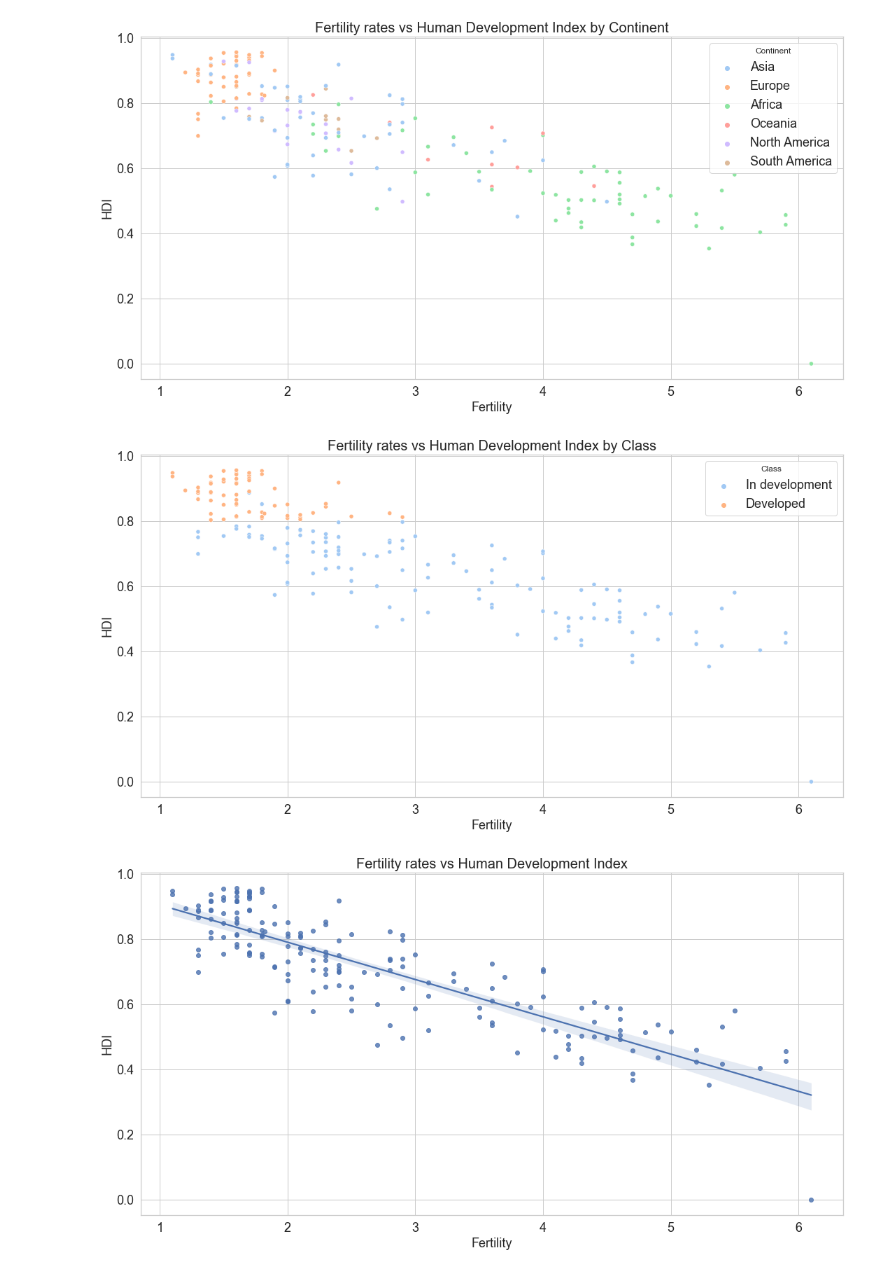
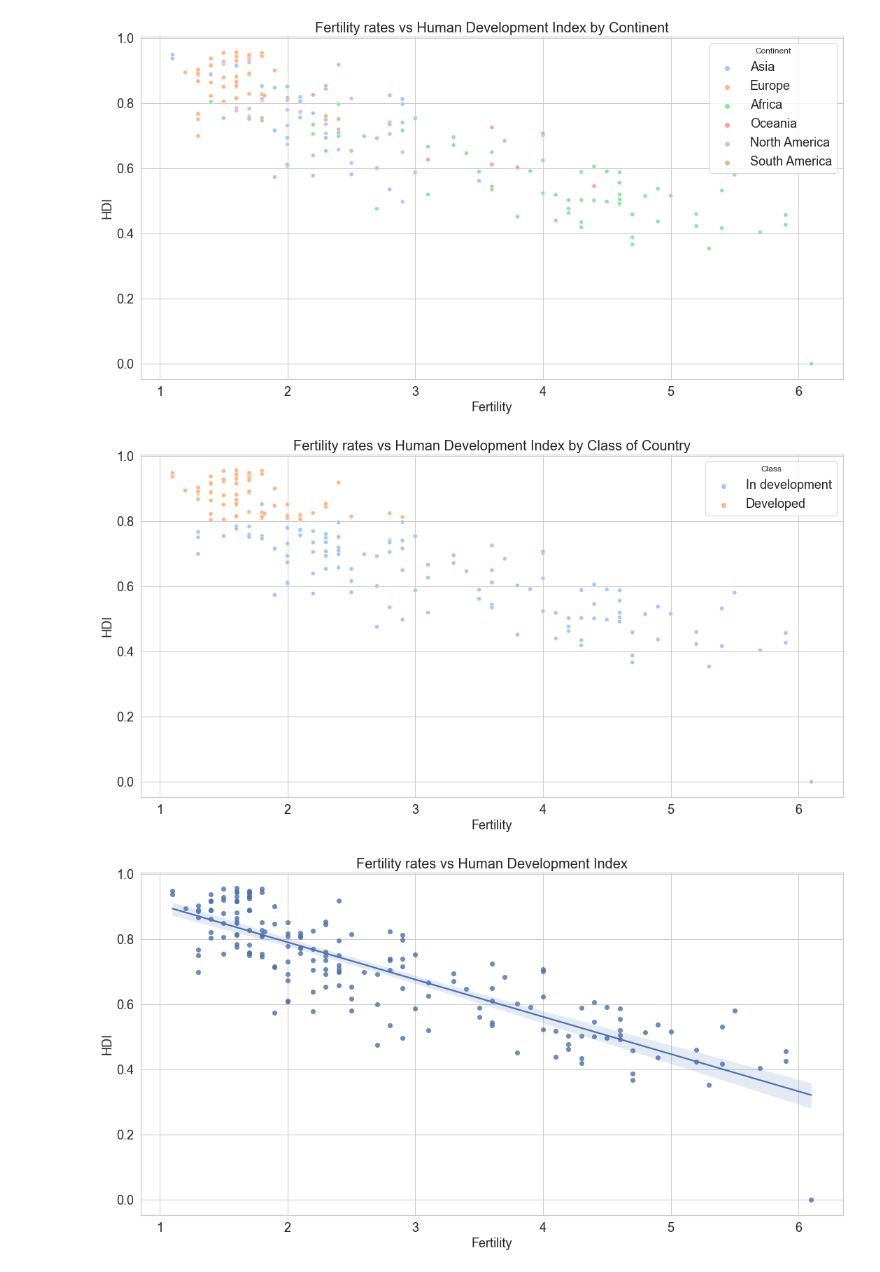
Before and after one commit to nico-stan/project-II, a Jupyter notebook: Plotting.ipynb, the cells around one changed output. Cells and saved outputs as stored; diff of their text form; code cells hidden in the pictures.

```diff
--- a/Plotting.ipynb
+++ b/Plotting.ipynb
@@ -201,11 +201,11 @@ plt.savefig("Output/images/Figure8.png")
 # %%
 # Fertility rates vs Human Development Index by Class of Country
 plt.figure(figsize = (18, 9))
-plt.title("Fertility rates vs Human Development Index by Class")
+plt.title("Fertility rates vs Human Development Index by Class of Country")
 sns.scatterplot(x=df2['Fertility'], y=df2['HDI'],ci=None, hue=df2.Class, data=df2, palette = sns.color_palette('pastel')[:2]);
 plt.savefig("Output/images/Figure9.png")
 # %% [output]
-[figure, old version]
+[figure, new version]
 # %%
 # Fertility rates vs Human Development Index
 plt.figure(figsize = (18, 9))
```
Also changed, not shown: parts of 7 cells of this notebook.
